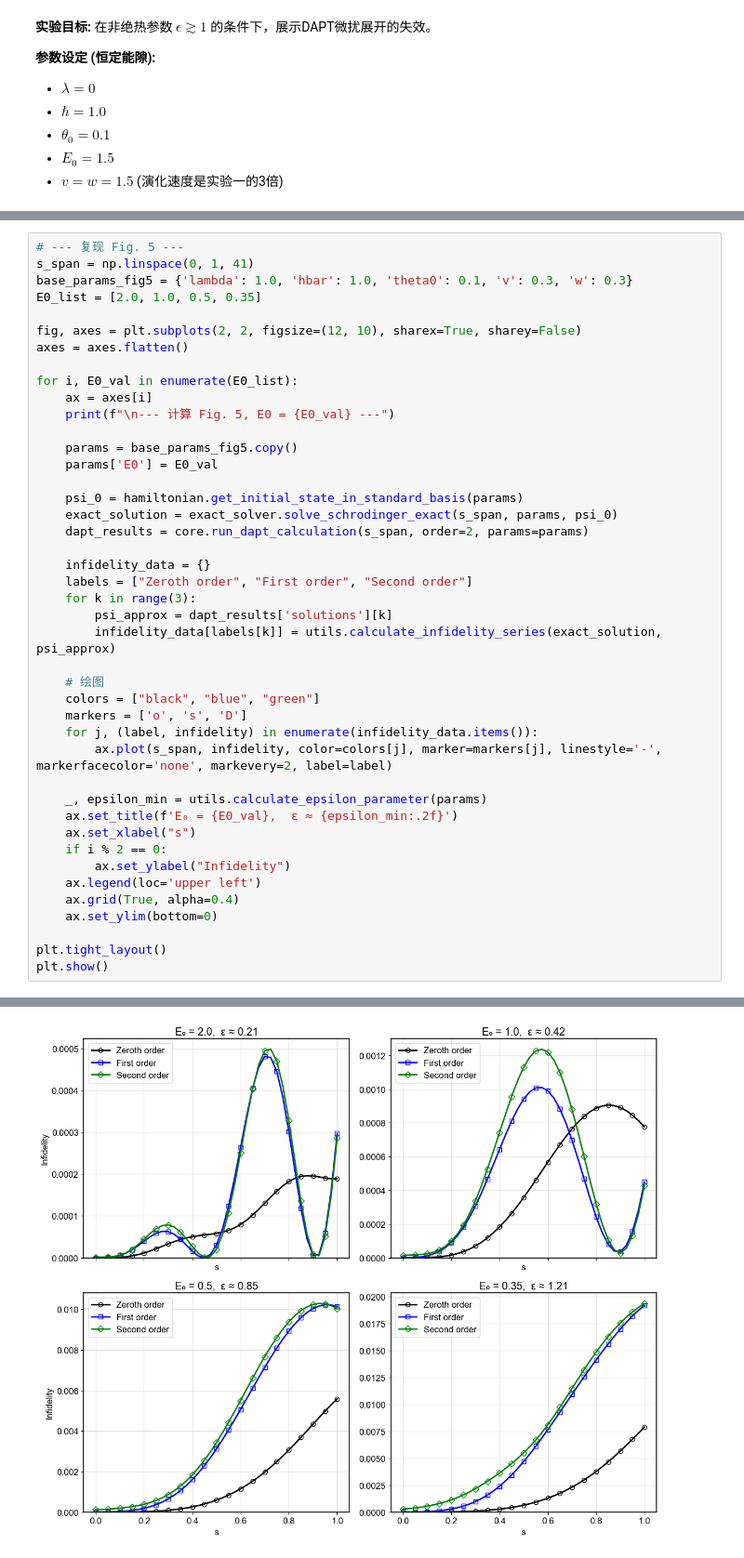
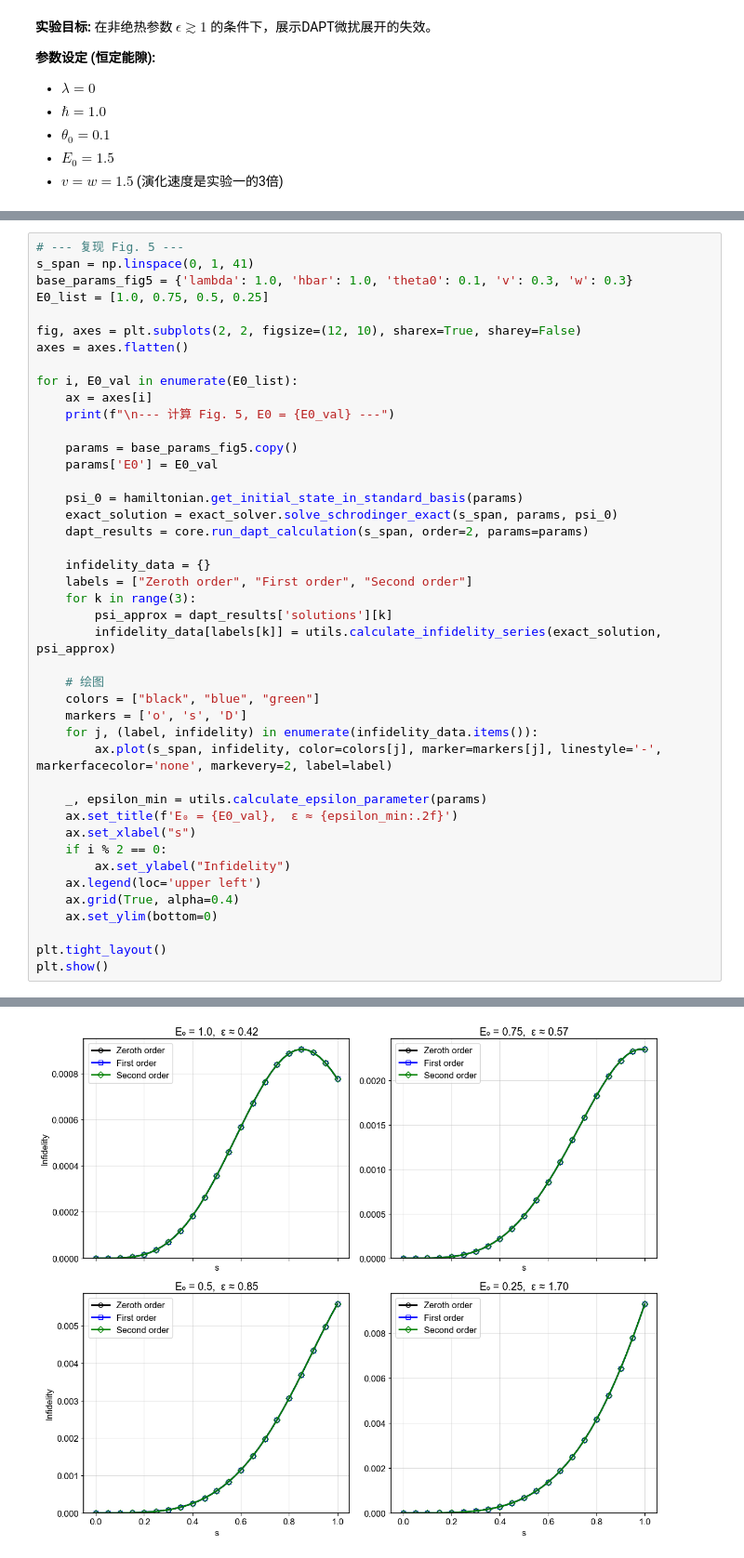
Before and after one commit to bud-primordium/dapt_reproduction, a Jupyter notebook: DAPT_Reproduction.ipynb, the cells around one changed output, grey strips where cells are left out. Shown: that part at 93% size. Cells and saved outputs as stored; diff of their text form.

```diff
--- a/DAPT_Reproduction.ipynb
+++ b/DAPT_Reproduction.ipynb
@@ -236,7 +238,7 @@ plt.show()
 # --- 复现 Fig. 5 ---
 s_span = np.linspace(0, 1, 41)
 base_params_fig5 = {'lambda': 1.0, 'hbar': 1.0, 'theta0': 0.1, 'v': 0.3, 'w': 0.3}
-E0_list = [2.0, 1.0, 0.5, 0.35]
+E0_list = [1.0, 0.75, 0.5, 0.25]
 
 fig, axes = plt.subplots(2, 2, figsize=(12, 10), sharex=True, sharey=False)
 axes = axes.flatten()
@@ -296 +298 @@ plt.show()
-[figure, old version]
+[figure, new version]
```
Also changed, not shown: parts of 5 cells of this notebook, 3 other files.
